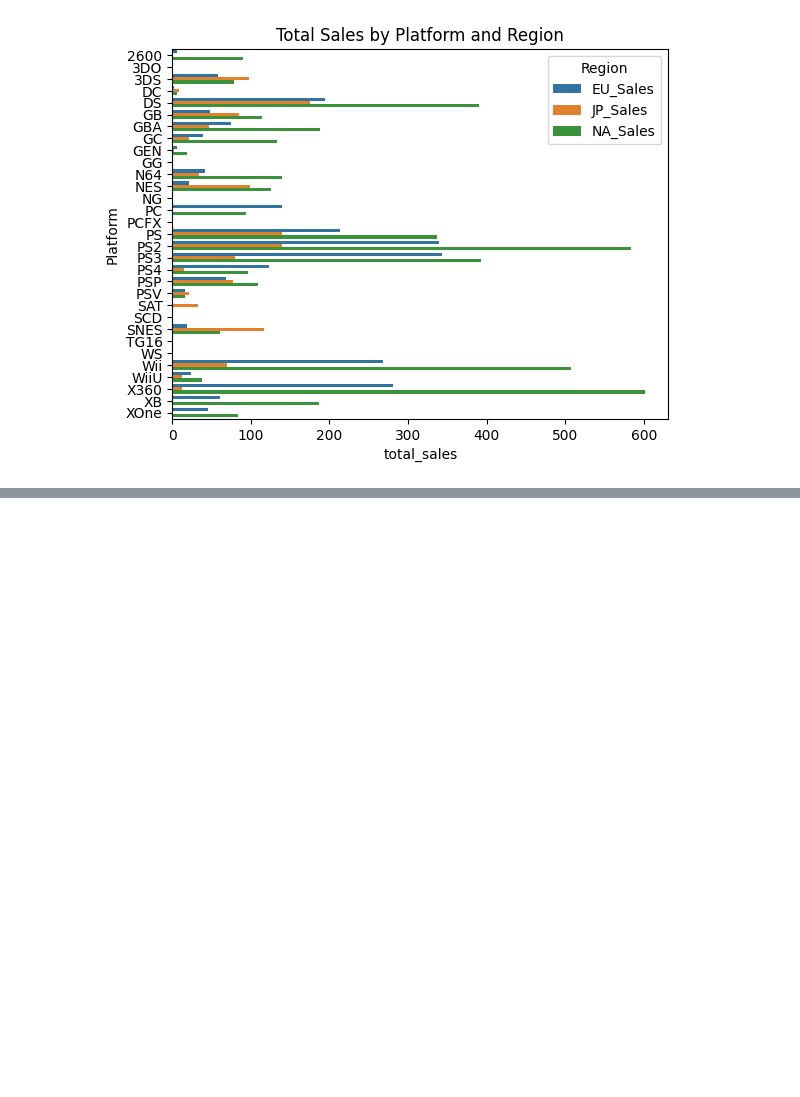
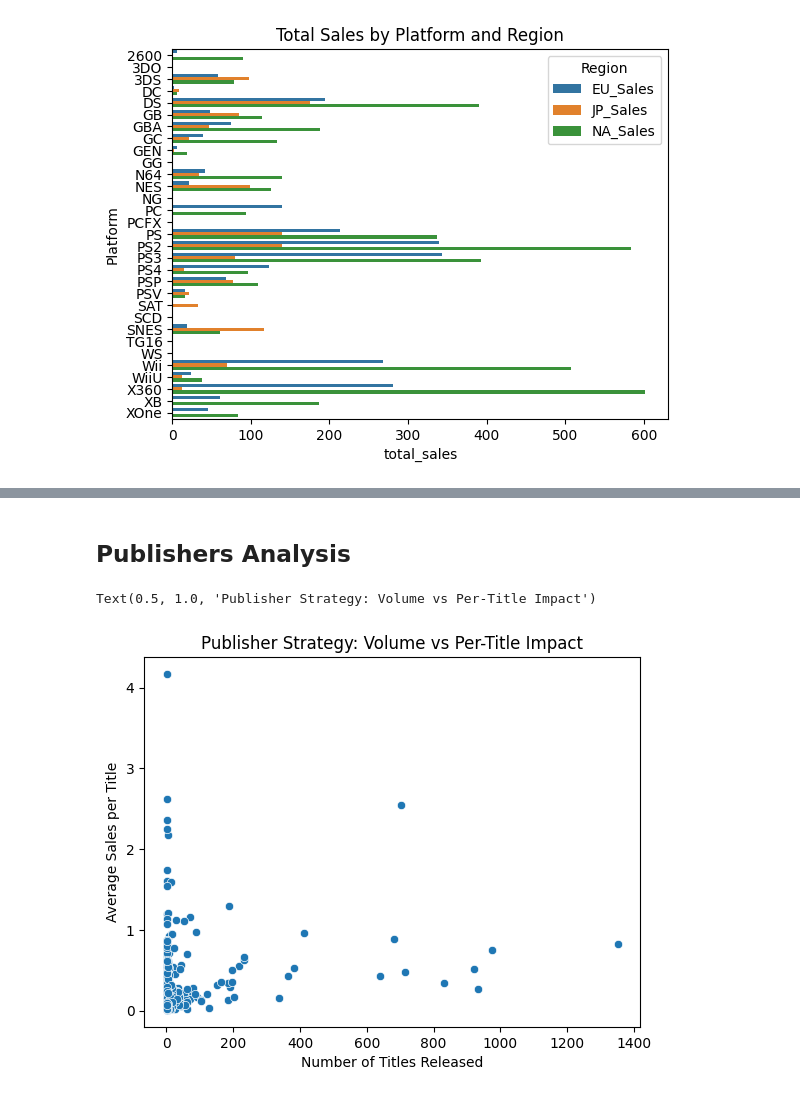
Before and after one commit to Pranav-789/data_science, a Jupyter notebook: data_projects/01_video_games_project.ipynb, the cells around one changed output, grey strips where cells are left out. Drawn from its saved outputs; the diff is of its cells as text; code cells hidden in the pictures; blank space fills up the shorter version.

Commit message:
Completed my first exploratory data anlysis project

```diff
--- a/data_projects/01_video_games_project.ipynb
+++ b/data_projects/01_video_games_project.ipynb
@@ -329,0 +339,23 @@ Text(0.5, 1.0, 'Total Sales by Platform and Region')
+# %% [markdown]
+## Publishers Analysis
+# %%
+publisher_stats = (
+    df.groupby('Publisher').agg(
+        total_sales = ('Global_Sales', 'sum'),
+        num_titles = ('Name', "count"),
+        avg_sales_per_title = ('Global_Sales', 'mean'),
+        median_sales_per_title = ('Global_Sales', 'median'),
+    ).reset_index()
+)
+# %%
+sns.scatterplot(
+    data=publisher_stats,
+    x="num_titles",
+    y="avg_sales_per_title"
+)
+plt.xlabel("Number of Titles Released")
+plt.ylabel("Average Sales per Title")
+plt.title("Publisher Strategy: Volume vs Per-Title Impact")
+# %% [output]
+Text(0.5, 1.0, 'Publisher Strategy: Volume vs Per-Title Impact')
+[figure, added]
```
Also changed, not shown: parts of 7 cells of this notebook, 1 other file.
